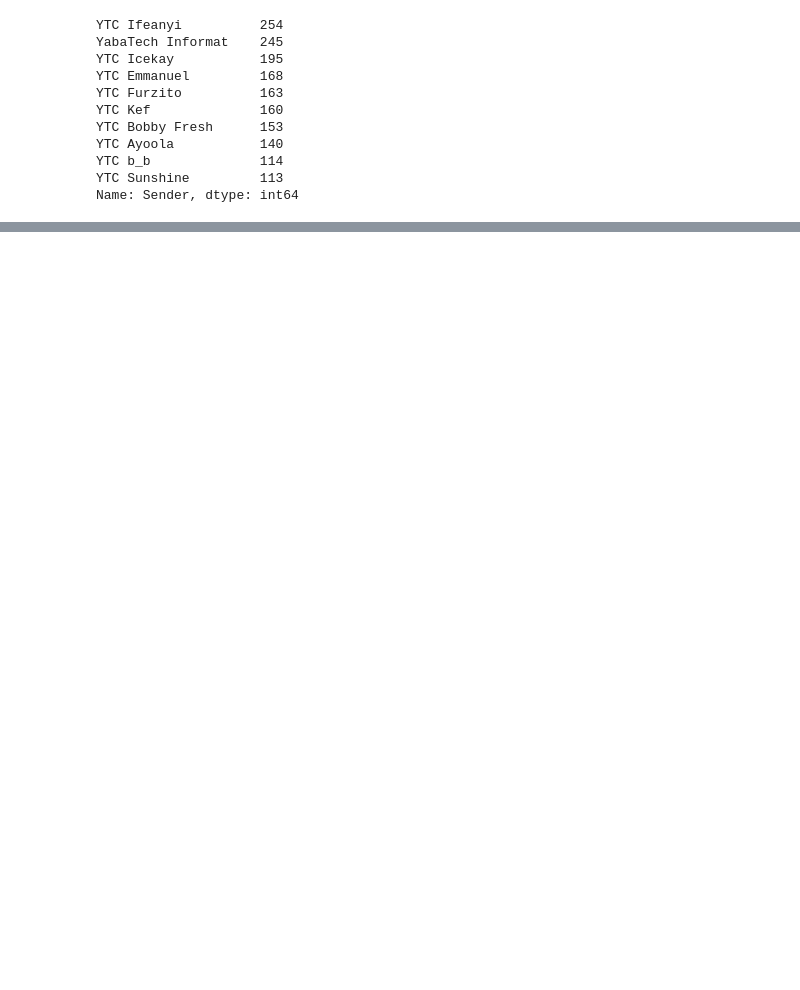
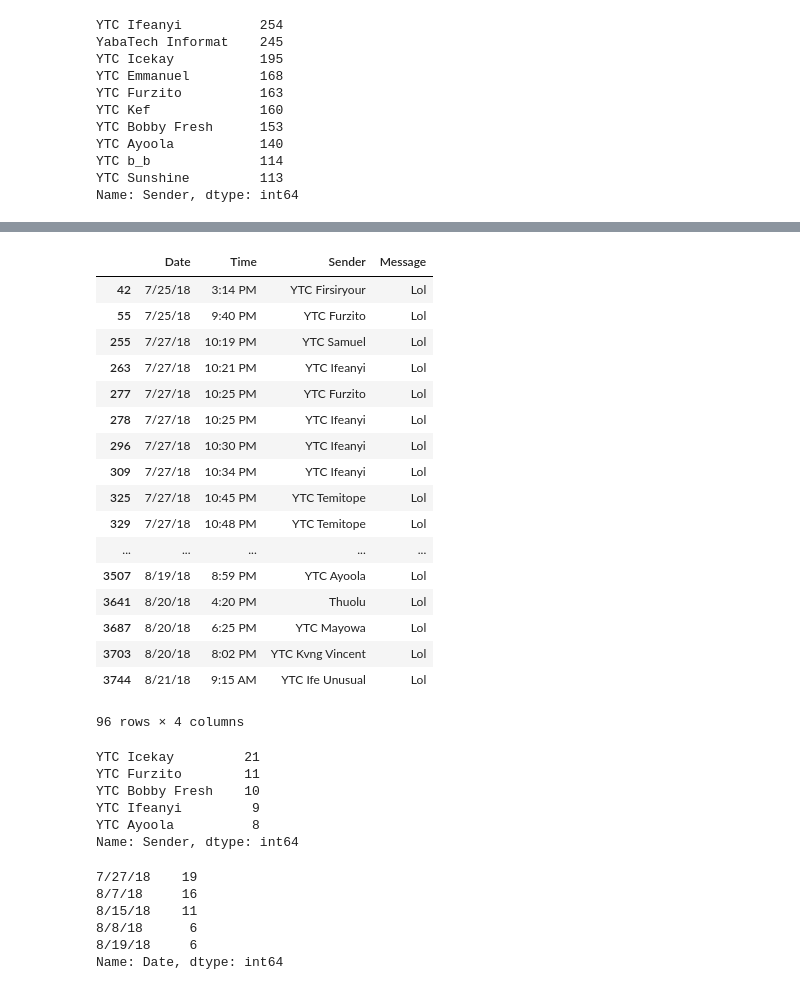
Before and after one commit to ismailnurudeen/Whatsapp-GroupChat-Data-Analysis-and-Visualization, a Jupyter notebook: Whatsapp data analysis.ipynb, the cells around one changed output, grey strips where cells are left out. Cells and saved outputs as stored; diff of their text form; code cells hidden in the pictures; blank space fills up the shorter version.

```diff
--- a/Whatsapp data analysis.ipynb
+++ b/Whatsapp data analysis.ipynb
@@ -131,0 +171,43 @@ specific_user.describe()
+# %%
+#Display members that used Lol abbrevation
+lol_sayers=df[df['Message']==' Lol']
+lol_sayers
+# %% [output]
+|  | Date | Time | Sender | Message |
+| 42 | 7/25/18 | 3:14 PM | YTC Firsiryour | Lol |
+| 55 | 7/25/18 | 9:40 PM | YTC Furzito | Lol |
+| 255 | 7/27/18 | 10:19 PM | YTC Samuel | Lol |
+| 263 | 7/27/18 | 10:21 PM | YTC Ifeanyi | Lol |
+| 277 | 7/27/18 | 10:25 PM | YTC Furzito | Lol |
+| 278 | 7/27/18 | 10:25 PM | YTC Ifeanyi | Lol |
+| 296 | 7/27/18 | 10:30 PM | YTC Ifeanyi | Lol |
+| 309 | 7/27/18 | 10:34 PM | YTC Ifeanyi | Lol |
+| 325 | 7/27/18 | 10:45 PM | YTC Temitope | Lol |
+| 329 | 7/27/18 | 10:48 PM | YTC Temitope | Lol |
+| ... | ... | ... | ... | ... |
+| 3507 | 8/19/18 | 8:59 PM | YTC Ayoola | Lol |
+| 3641 | 8/20/18 | 4:20 PM | Thuolu | Lol |
+| 3687 | 8/20/18 | 6:25 PM | YTC Mayowa | Lol |
+| 3703 | 8/20/18 | 8:02 PM | YTC Kvng Vincent | Lol |
+| 3744 | 8/21/18 | 9:15 AM | YTC Ife Unusual | Lol |
+96 rows × 4 columns
+# %%
+#Members that used 'Lol' the most
+lol_sayers['Sender'].value_counts().head()
+# %% [output]
+YTC Icekay         21
+YTC Furzito        11
+YTC Bobby Fresh    10
+YTC Ifeanyi         9
+YTC Ayoola          8
+Name: Sender, dtype: int64
+# %%
+#Check the day 'Lol' abbrevation was used most
+lol_sayers['Date'].value_counts().head()
+# %% [output]
+7/27/18    19
+8/7/18     16
+8/15/18    11
+8/8/18      6
+8/19/18     6
+Name: Date, dtype: int64
```
Also changed, not shown: parts of 21 cells of this notebook.
